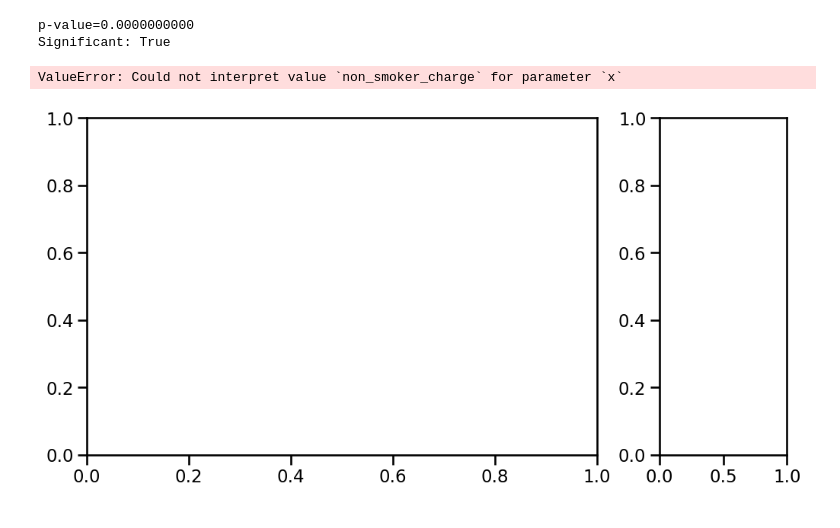
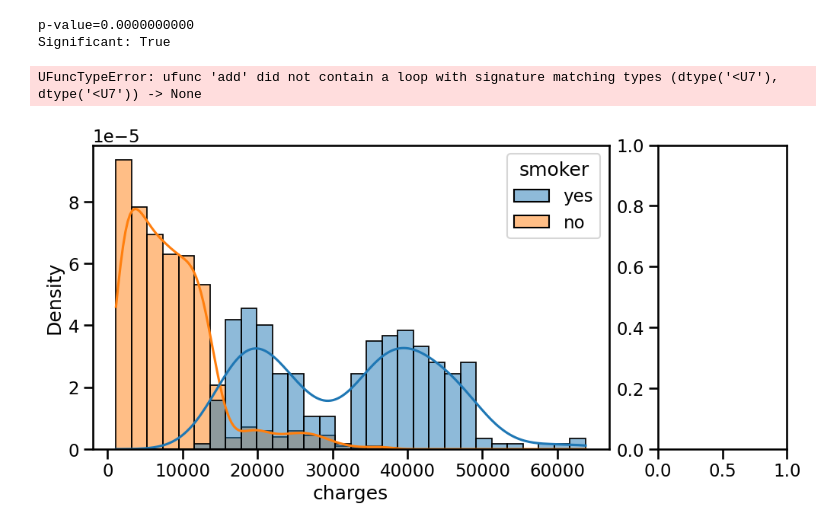
Before and after one commit to CatDawn29/Healthcare-Tippins, a Jupyter notebook: Insurance.ipynb, the cells around one changed output. Cells and saved outputs as stored; diff of their text form; code cells hidden in the pictures.

```diff
--- a/Insurance.ipynb
+++ b/Insurance.ipynb
@@ -39,0 +50,7 @@ memory usage: 73.3+ KB
+# %%
+sample = df.sample(n=50,random_state=42)
+female_smoker = sample.loc[ sample['sex']=='Female',"smoker"]
+male_smoker = sample.loc[ sample['sex']=='Male',"smoker"]
+## Getting means for gender height
+print(f"For Males (n={len(male_smoker)}): Mean={np.mean(male_smoker):.2f}")
+print(f"For Females (n={len(female_smoker)}): Mean={np.mean(female_smoker):.2f}")
@@ -104,25 +124,25 @@ Significant: True
 # %%
 smoker_palette={'Male':'dodgerblue', "Female":'salmon'}
 ## Visualizing Sample means
 fig, (ax,ax_bar) = plt.subplots(figsize= (10,5), ncols=2,
                                 constrained_layout=True,
                                 gridspec_kw={'width_ratios':[0.8,0.2]})
 
 
 # Histogram
-ax = sns.histplot(data=df, x='non_smoker_charge',fill=True,hue='Gender',kde=True,
+ax = sns.histplot(data=df, x='charges',fill=True,hue='smoker',kde=True,
                   stat='density',common_norm=False,ax=ax)
 
-ax.axvline(np.mean(male_height), ls='--',lw=3,
-           label=f"Males (Mean={np.mean(male_height):.2f})",color=gender_palette['Male'])
+ax.axvline(np.mean('charges'), ls='--',lw=3,
+           label=f"charges (Mean={np.mean(charges):.2f})",color=smoker_palette['Male'])
 
-ax.axvline(np.mean(female_height), ls='--', lw=3,
-           label=f"Females (Mean={np.mean(female_height):.2f})",color=gender_palette['Female'])
+ax.axvline(np.mean('smoker'), ls='--', lw=3,
+           label=f"smoker (Mean={np.mean(smoker):.2f})",color=smoker_palette['Female'])
 
 ax.legend(prop={"size":14}, loc='upper right')#bbox_to_anchor=[1,1])
 ## Barplot
-sns.barplot(data=sample, x='non_smoker_charge',y='smoker_charge',ax = ax_bar,palette=gender_palette)
+sns.barplot(data=sample, x='charges',y='smoker',ax = ax_bar,palette=gender_palette)
 fig.suptitle('Comparison of Height by Gender',fontsize='xx-large');
 # %% [output]
-ValueError: Could not interpret value `non_smoker_charge` for parameter `x`
+UFuncTypeError: ufunc 'add' did not contain a loop with signature matching types (dtype('<U7'), dtype('<U7')) -> None
-[figure, old version]
+[figure, new version]
```
Also changed, not shown: parts of 22 cells of this notebook.
